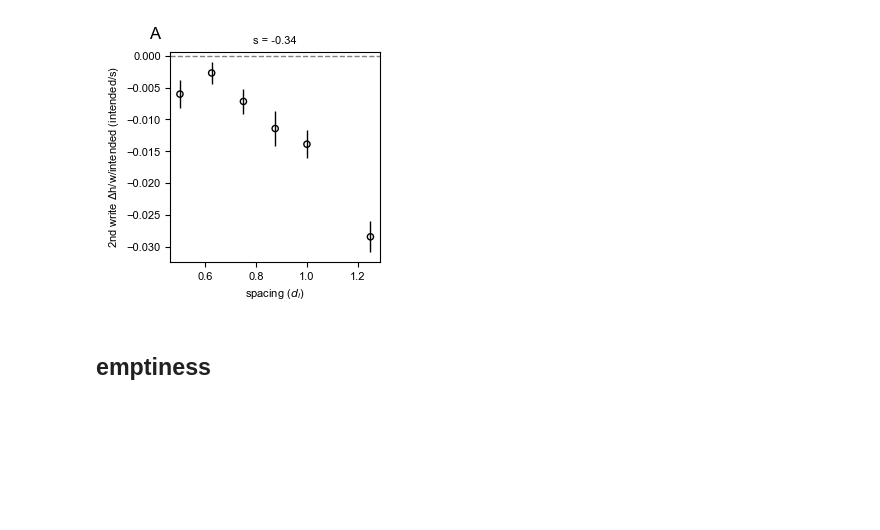
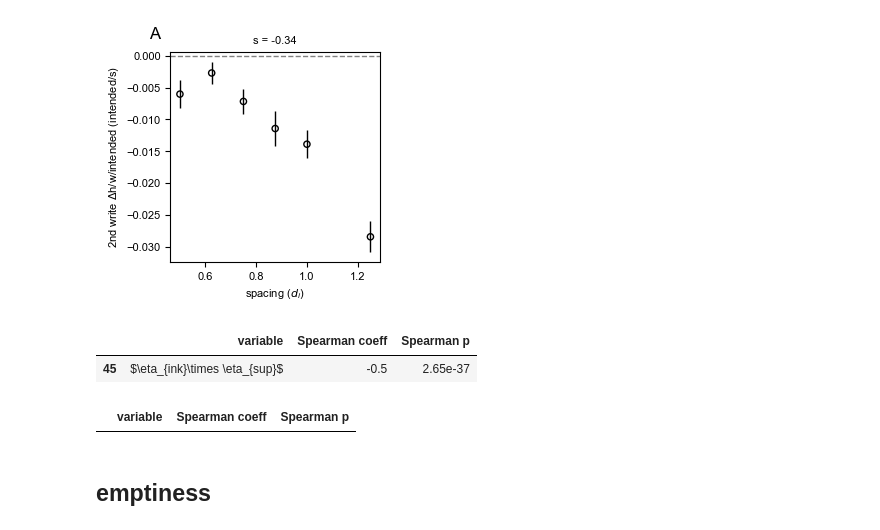
Before and after one commit to usnistgov/embedded3DPvids, a Jupyter notebook: ipynb/singleDoubleTriple/6_summary_xsz.ipynb, the cells around one changed output. Saved outputs shown, nothing was run; the diff lists cells and outputs as text; code cells hidden in the pictures; blank space fills up the shorter version.

```diff
--- a/ipynb/singleDoubleTriple/6_summary_xsz.ipynb
+++ b/ipynb/singleDoubleTriple/6_summary_xsz.ipynb
@@ -206,6 +213,19 @@ display(rgt.df)
 |  | variable | Spearman coeff | Spearman p |
 | 0 | spacing | -0.34 | 1.9e-17 |
 [figure]
+# %%
+rgt = mp.regressionTableSDT(ms, ms.ss, 'xshift_w2o',logy=False, printOut=False,  package='pgfplot'
+                            , plot=True, yideal=me.ideals(), plotType='paper', export=False, exportFolder=os.path.join(cfg.path.fig, 'SDT'))
+display(rgt.df)
+# %% [output]
+|  | variable | Spearman coeff | Spearman p |
+| 45 | $\eta_{ink}\times \eta_{sup}$ | -0.5 | 2.65e-37 |
+# %%
+rgt = mp.regressionTableSDT(ms, ms.ss, 'yshift_w2o',logy=False, printOut=False,  package='pgfplot'
+                            , plot=True, yideal=me.ideals(), plotType='paper', export=False, exportFolder=os.path.join(cfg.path.fig, 'SDT'))
+display(rgt.df)
+# %% [output]
+|  | variable | Spearman coeff | Spearman p |
 # %% [markdown]
 ## emptiness
 # %%
```
Also changed, not shown: parts of 2 cells of this notebook, 19 other files.
